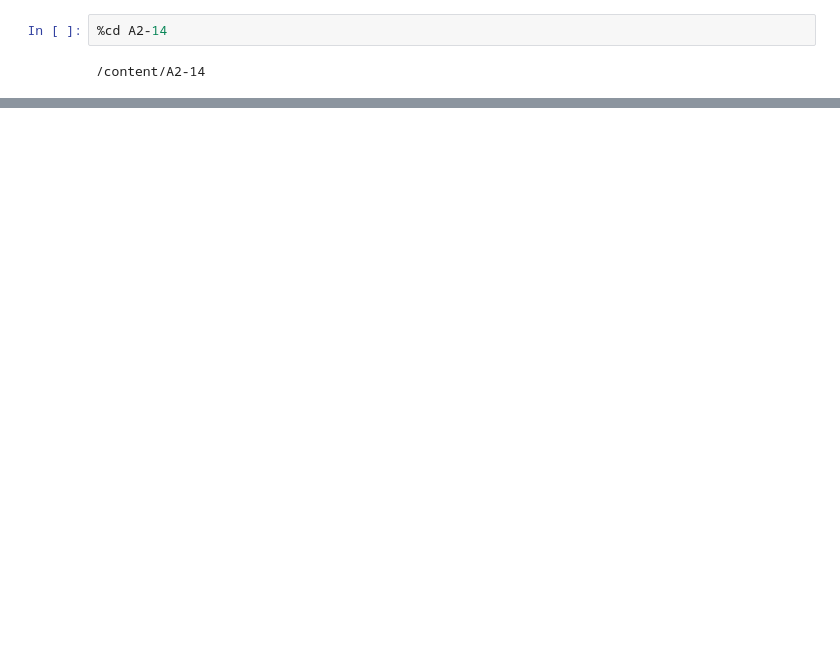
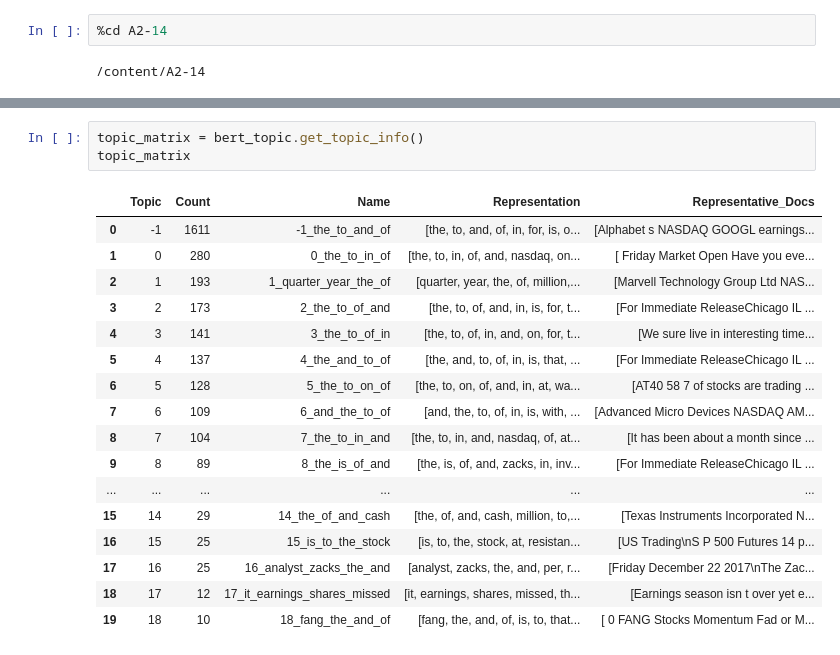
Before and after one commit to krzysztof99xd/A2-14, a Jupyter notebook: BERT.ipynb, the cells around one changed output, grey strips where cells are left out. Cells and saved outputs as stored; diff of their text form; blank space fills up the shorter version.

```diff
--- a/BERT.ipynb
+++ b/BERT.ipynb
@@ -92,0 +366,21 @@ df_news
+# %%
+topic_matrix = bert_topic.get_topic_info()
+topic_matrix
+# %% [output]
+|  | Topic | Count | Name | Representation | Representative_Docs |
+| 0 | -1 | 1611 | -1_the_to_and_of | [the, to, and, of, in, for, is, o... | [Alphabet s NASDAQ GOOGL earnings... |
+| 1 | 0 | 280 | 0_the_to_in_of | [the, to, in, of, and, nasdaq, on... | [ Friday Market Open Have you eve... |
+| 2 | 1 | 193 | 1_quarter_year_the_of | [quarter, year, the, of, million,... | [Marvell Technology Group Ltd NAS... |
+| 3 | 2 | 173 | 2_the_to_of_and | [the, to, of, and, in, is, for, t... | [For Immediate ReleaseChicago IL ... |
+| 4 | 3 | 141 | 3_the_to_of_in | [the, to, of, in, and, on, for, t... | [We sure live in interesting time... |
+| 5 | 4 | 137 | 4_the_and_to_of | [the, and, to, of, in, is, that, ... | [For Immediate ReleaseChicago IL ... |
+| 6 | 5 | 128 | 5_the_to_on_of | [the, to, on, of, and, in, at, wa... | [AT40 58 7 of stocks are trading ... |
+| 7 | 6 | 109 | 6_and_the_to_of | [and, the, to, of, in, is, with, ... | [Advanced Micro Devices NASDAQ AM... |
+| 8 | 7 | 104 | 7_the_to_in_and | [the, to, in, and, nasdaq, of, at... | [It has been about a month since ... |
+| 9 | 8 | 89 | 8_the_is_of_and | [the, is, of, and, zacks, in, inv... | [For Immediate ReleaseChicago IL ... |
+| ... | ... | ... | ... | ... | ... |
+| 15 | 14 | 29 | 14_the_of_and_cash | [the, of, and, cash, million, to,... | [Texas Instruments Incorporated N... |
+| 16 | 15 | 25 | 15_is_to_the_stock | [is, to, the, stock, at, resistan... | [US Trading\nS P 500 Futures 14 p... |
+| 17 | 16 | 25 | 16_analyst_zacks_the_and | [analyst, zacks, the, and, per, r... | [Friday December 22 2017\nThe Zac... |
+| 18 | 17 | 12 | 17_it_earnings_shares_missed | [it, earnings, shares, missed, th... | [Earnings season isn t over yet e... |
+| 19 | 18 | 10 | 18_fang_the_and_of | [fang, the, and, of, is, to, that... | [ 0 FANG Stocks Momentum Fad or M... |
```
Also changed, not shown: parts of 65 cells of this notebook.
